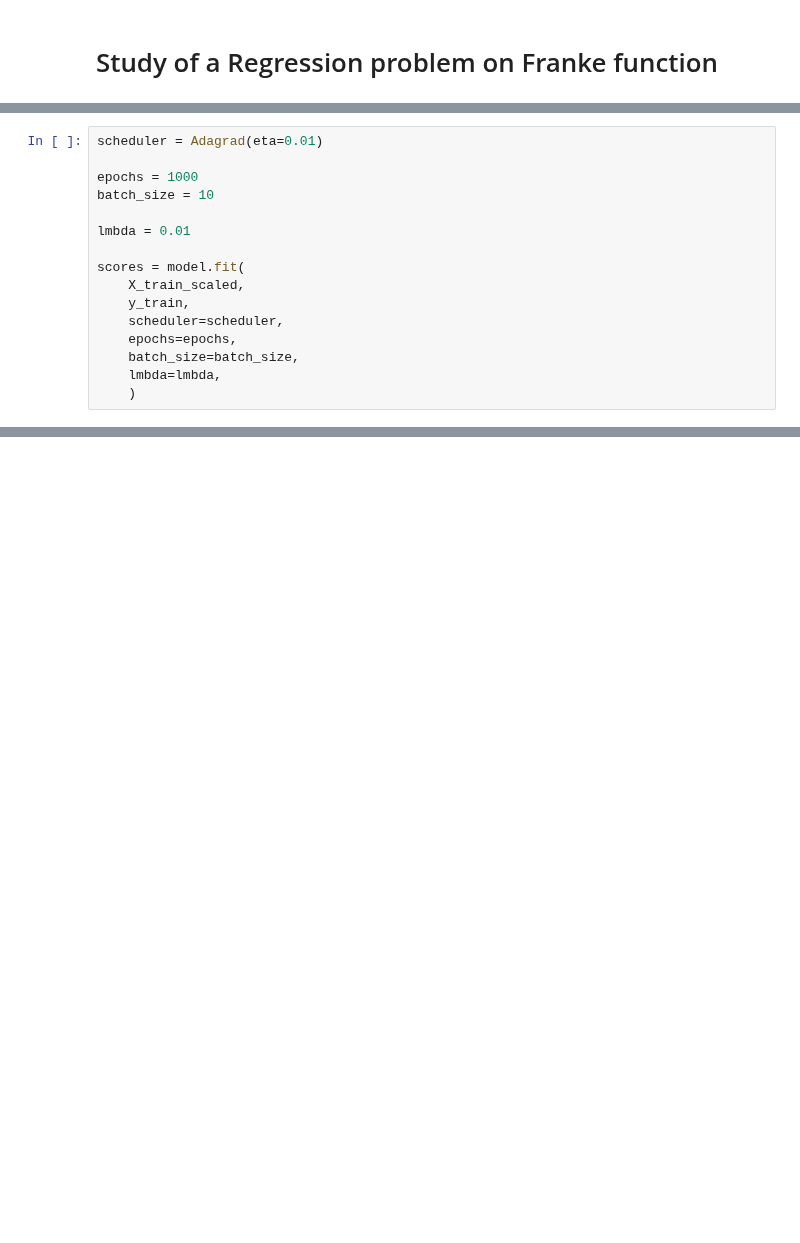
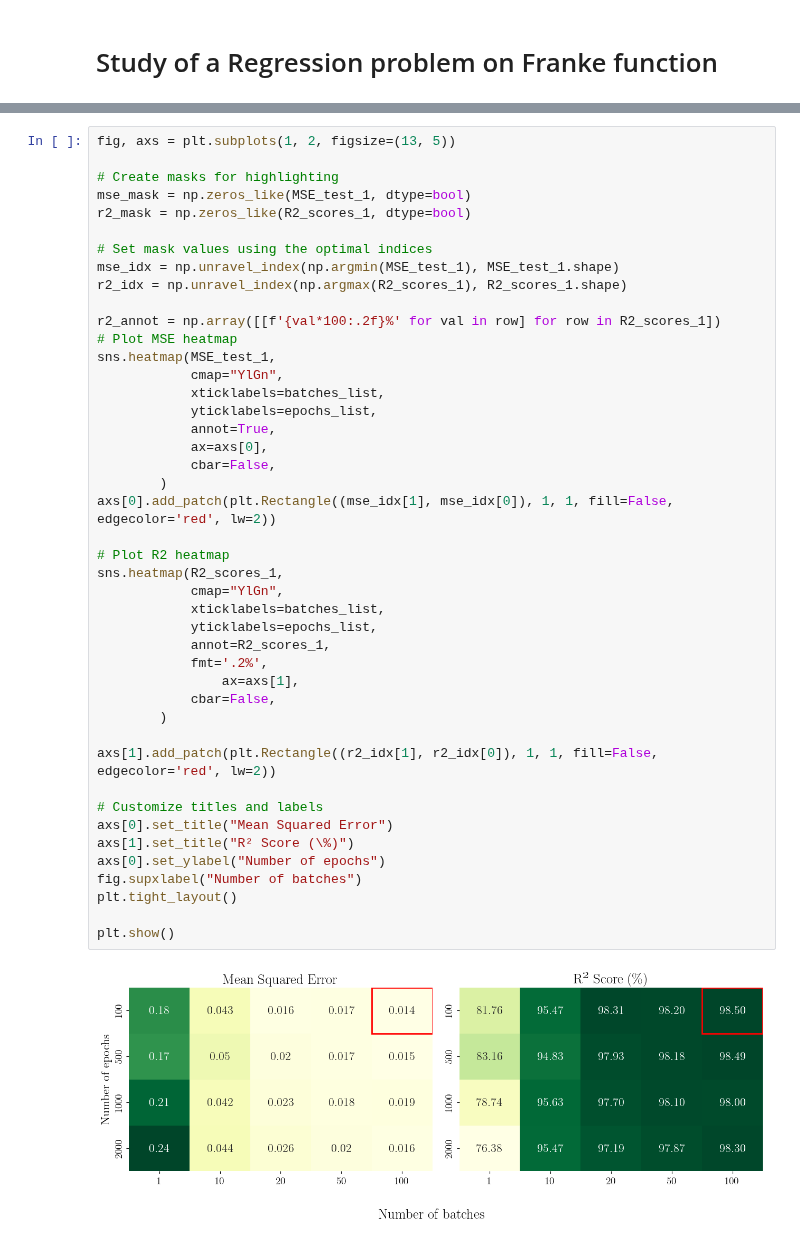
Before and after one commit to Oskar-Idland/FYS-STK4155-Projects, a Jupyter notebook: Project_2/src/b.ipynb, the cells around one changed output, grey strips where cells are left out. Saved outputs shown, nothing was run; the diff lists cells and outputs as text; blank space fills up the shorter version.

```diff
--- a/Project_2/src/b.ipynb
+++ b/Project_2/src/b.ipynb
@@ -60,16 +155,0 @@ model = FFNN(
-# %%
-scheduler = Adagrad(eta=0.01)
-
-epochs = 1000
-batch_size = 10
-
-lmbda = 0.01
-
-scores = model.fit(
-    X_train_scaled,
-    y_train,
-    scheduler=scheduler,
-    epochs=epochs,
-    batch_size=batch_size,
-    lmbda=lmbda,
-    )
@@ -78,0 +212,46 @@ IndexError: list index out of range
+# %%
+fig, axs = plt.subplots(1, 2, figsize=(13, 5))
+
+# Create masks for highlighting
+mse_mask = np.zeros_like(MSE_test_1, dtype=bool)
+r2_mask = np.zeros_like(R2_scores_1, dtype=bool)
+
+# Set mask values using the optimal indices
+mse_idx = np.unravel_index(np.argmin(MSE_test_1), MSE_test_1.shape)
+r2_idx = np.unravel_index(np.argmax(R2_scores_1), R2_scores_1.shape)
+
+r2_annot = np.array([[f'{val*100:.2f}%' for val in row] for row in R2_scores_1])
+# Plot MSE heatmap
+sns.heatmap(MSE_test_1,
+            cmap="YlGn",
+            xticklabels=batches_list,
+            yticklabels=epochs_list,
+            annot=True,
+            ax=axs[0],
+            cbar=False,
+		)
+axs[0].add_patch(plt.Rectangle((mse_idx[1], mse_idx[0]), 1, 1, fill=False, edgecolor='red', lw=2))
+
+# Plot R2 heatmap
+sns.heatmap(R2_scores_1,
+            cmap="YlGn",
+            xticklabels=batches_list,
+            yticklabels=epochs_list,
+            annot=R2_scores_1,
+            fmt='.2%',
+    	    	ax=axs[1],
+            cbar=False,
+		)
+
+axs[1].add_patch(plt.Rectangle((r2_idx[1], r2_idx[0]), 1, 1, fill=False, edgecolor='red', lw=2))
+
+# Customize titles and labels
+axs[0].set_title("Mean Squared Error")
+axs[1].set_title("R² Score (\%)")
+axs[0].set_ylabel("Number of epochs")
+fig.supxlabel("Number of batches")
+plt.tight_layout()
+
+plt.show()
+# %% [output]
+[figure, added]
```
Also changed, not shown: parts of 20 cells of this notebook, 5 other files.
